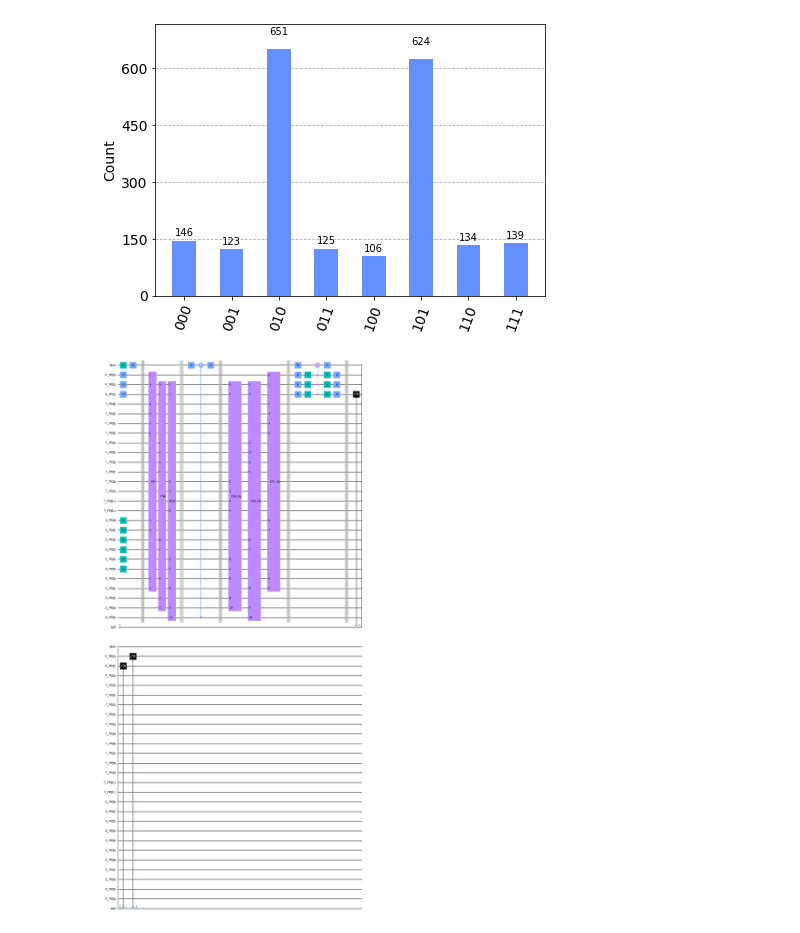
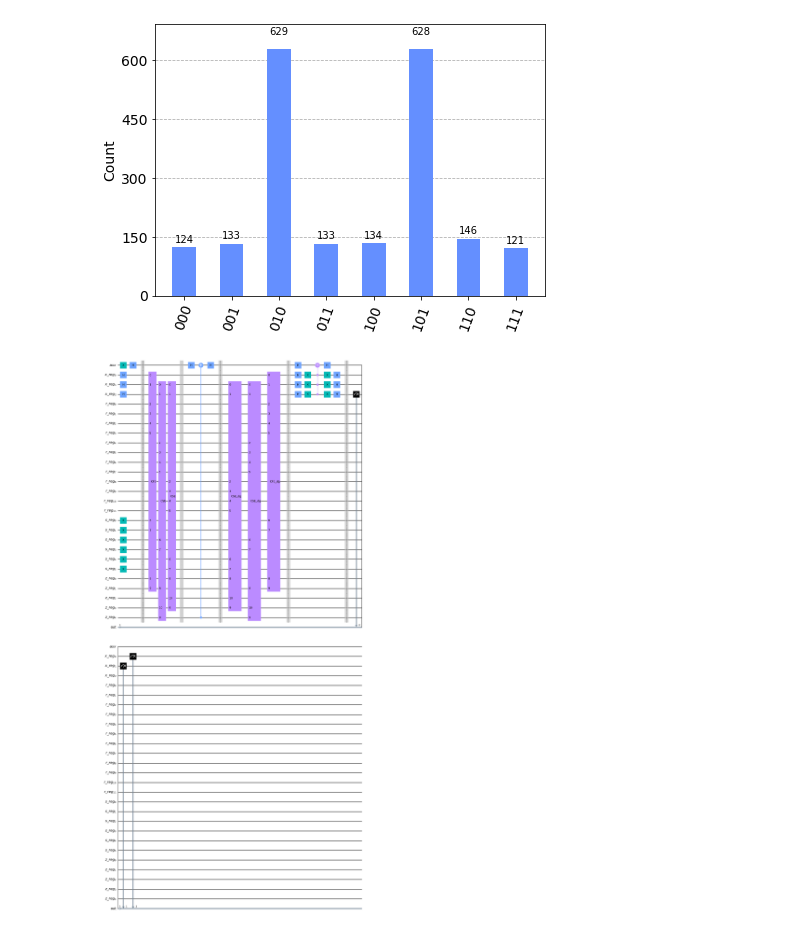
Before and after one commit to renatawong/quantum-maxcut, a Jupyter notebook: quantum_maxcut_algorithm.ipynb, the cells around one changed output. Saved outputs shown, nothing was run; the diff lists cells and outputs as text; code cells hidden in the pictures.

```diff
--- a/quantum_maxcut_algorithm.ipynb
+++ b/quantum_maxcut_algorithm.ipynb
@@ -270,7 +270,7 @@ for run in range(num_runs):
 
 
         cse_qubits = []
-        for j in reversed(range(i+1)):
+        for j in range(i+1):
             r -= 4
             s -= 2
             cse_qubits += [x_reg[index_v1]]
@@ -334,36 +334,36 @@ for run in range(num_runs):
 
 
 
 '''
 Measurement
 '''
 
 cuts = []
 
 for i in range(len(x_reg)):
     cuts.append(x_reg[i])
 
 # Reverse the order in which the output is shown so that it can be read from left to right.
 cuts.reverse()
 
 
 qc.measure(cuts, readout)
 
 from qiskit import Aer, execute
 from qiskit.visualization import plot_histogram
 from qiskit.providers.aer import QasmSimulator, StatevectorSimulator
 simulator = Aer.get_backend('qasm_simulator')
 result = execute(qc, backend = simulator, shots = 2048).result()
 counts = result.get_counts()
 
 
 # Uncomment to save the output
 #plot_histogram(counts).savefig('example.svg')
 plot_histogram(counts)
 # %% [output]
-[figure, old version]
+[figure, new version]
 # %%
 # See the produced circuit
 qc.draw('mpl')
 # %% [output]
-[figure, old version]
+[figure, new version]
```
